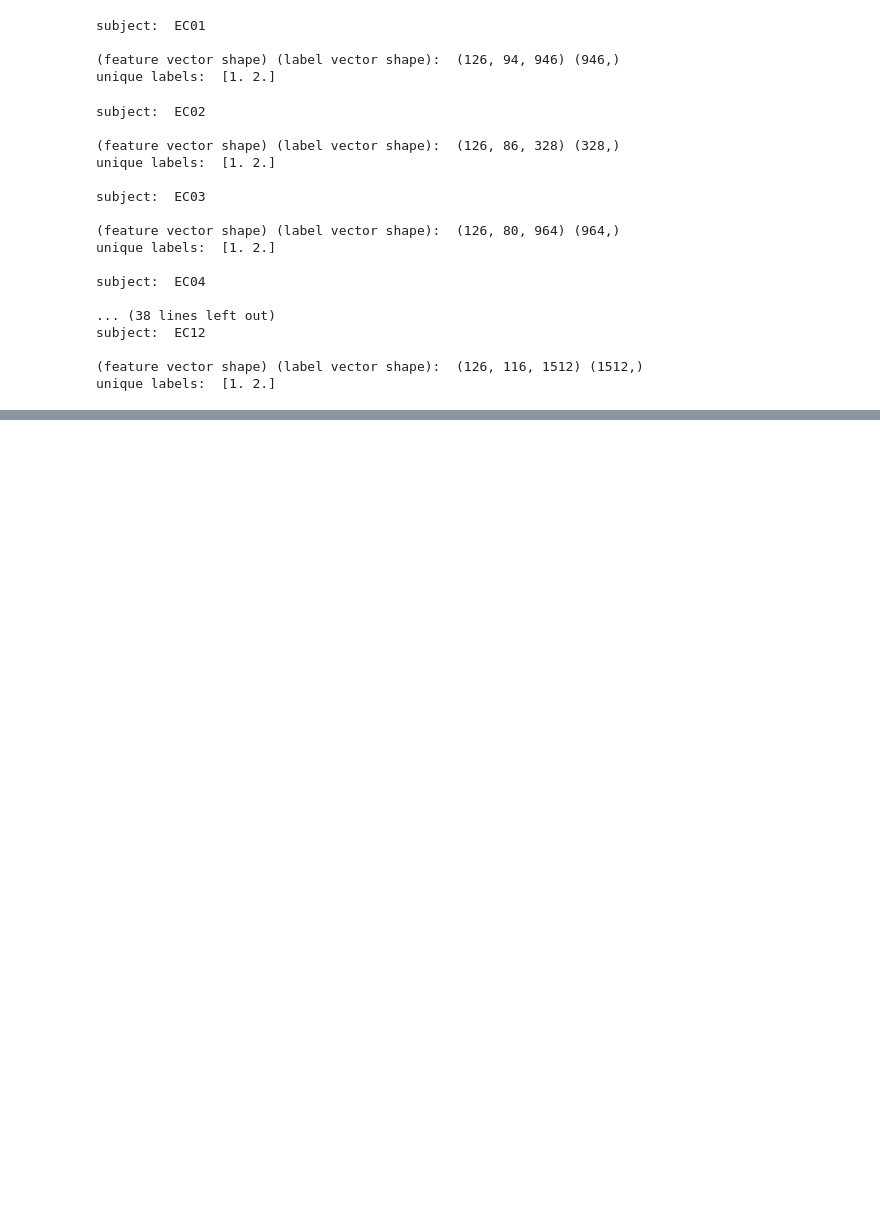
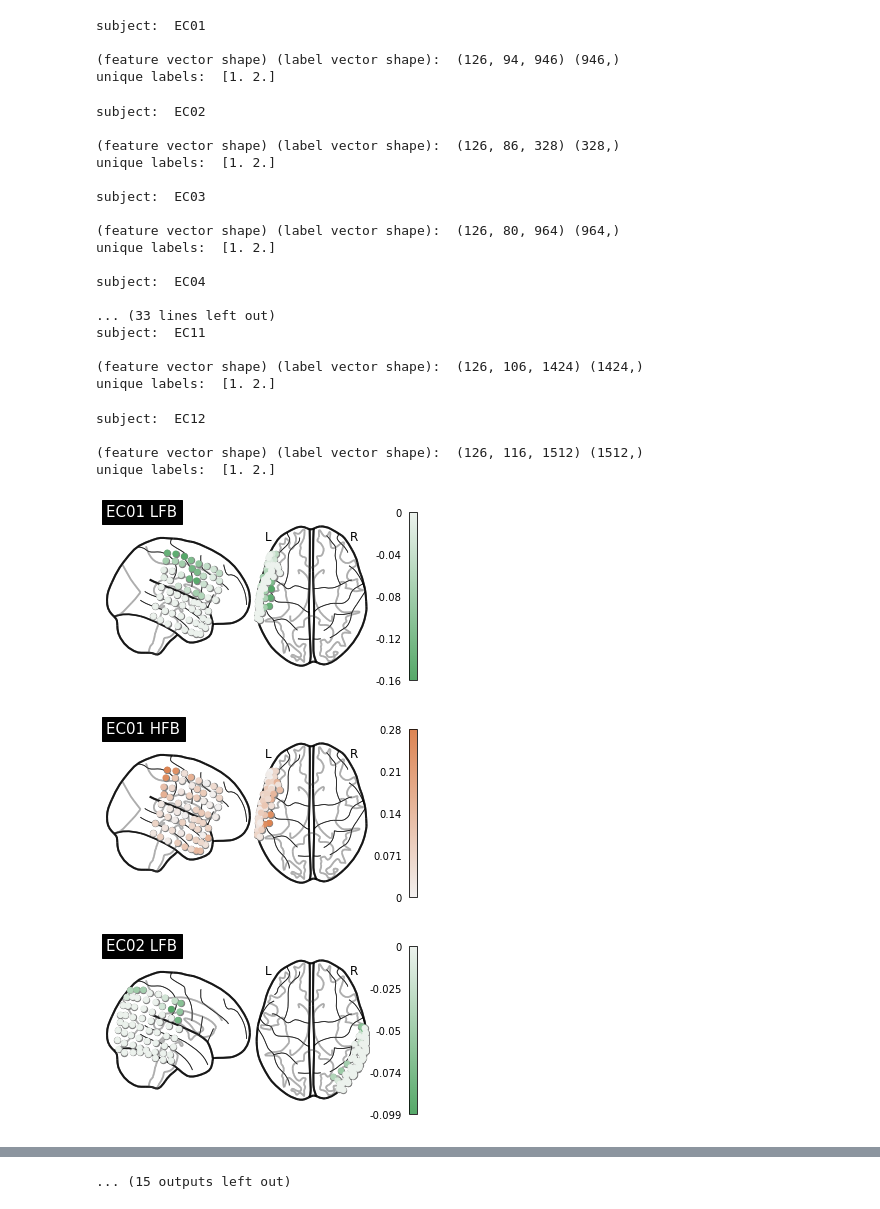
Before and after one commit to ungzs1/ecog_decoder, a Jupyter notebook: analysis/move_vs_rest/correlation_analysis.ipynb, the cells around one changed output, grey strips where cells are left out. Saved outputs shown, nothing was run; the diff lists cells and outputs as text; code cells hidden in the pictures; blank space fills up the shorter version.

Commit message:
analysis cross platform

```diff
--- a/analysis/move_vs_rest/correlation_analysis.ipynb
+++ b/analysis/move_vs_rest/correlation_analysis.ipynb
@@ -129,11 +129,13 @@ for i, name in enumerate(subjects):
         r_LFB = np.where(np.asarray(p_LFB)<0.05 , r_LFB, 0)
         r_HFB = np.where(np.asarray(p_HFB)<0.05 , r_HFB, 0)
 
-        np.save('r_LFB.npy', r_LFB)
-        np.save('r_HFB.npy', r_HFB)
+        if not os.path.exists('suppl_data'):
+            os.makedirs('suppl_data')
+        np.save(os.path.join('suppl_data', 'r_LFB.npy'), r_LFB)
+        np.save(os.path.join('suppl_data', 'r_HFB.npy'), r_HFB)
     else:
-        r_LFB = np.load('r_LFB.npy')
-        r_HFB = np.load('r_HFB.npy')
+        r_LFB = np.load(os.path.join('suppl_data', 'r_LFB.npy'))
+        r_HFB = np.load(os.path.join('suppl_data', 'r_HFB.npy'))
 
     # plot correlation
     '''fig = plt.figure(figsize=[20,4])
@@ -182,6 +184,11 @@ for i, name in enumerate(subjects):
                        figure=2*i,
                        )
 
+    savedir = os.path.join(base_path, '..', '..',
+                                             'analysis', 'move_vs_rest',
+                                             'figs', 'correlation',
+                                             'LFB_{}.png'.format(name))
+
     nl.plot_markers(#adjacency_matrix=np.eye(elec.shape[0]),
                     node_coords=elec,
                     node_values=weights_lfb[:64],
@@ -194,10 +201,7 @@ for i, name in enumerate(subjects):
                                                 input='rgb'),
                     #node_vmin= -1*w_bound,
                     node_vmax=0,
-                    output_file=os.path.join(base_path, '..', '..',
-                                             'analysis', 'move_vs_rest',
-                                             'figs', 'correlation',
-                                             'LFB_{}.png'.format(name)),
+                    #output_file=savedir,
                     title=name +' LFB',
                     figure=2*i)
                     #colorbar=True)
@@ -210,6 +214,12 @@ for i, name in enumerate(subjects):
                        node_color='grey',
                        figure=2*i+1,
                        )
+
+    savedir = os.path.join(base_path, '..', '..',
+                                         'analysis', 'move_vs_rest',
+                                         'figs', 'correlation',
+                                         'LFB_{}.png'.format(name))
+
     nl.plot_markers(#adjacency_matrix=np.eye(elec.shape[0]),
                     node_coords=elec,
                     node_values=weights_hfb[:64],
@@ -222,37 +232,41 @@ for i, name in enumerate(subjects):
                                                 input='rgb'),
                     figure=2*i+1,
                     node_vmin=0,
                     title=name +' HFB',
-                    output_file=os.path.join(base_path, '..', '..',
-                                             'analysis', 'move_vs_rest',
-                                             'figs', 'correlation',
-                                             'HFB_{}.png'.format(name))
+                    #output_file=savedir
                     #colorbar=True)
     )
 
     '''nl.plot_connectome(adjacency_matrix=np.eye(elec.shape[0]),
                        node_coords=elec,
                        node_color=weights[:64],
                        title=name + ' HFB')'''
 # %% [output]
 subject:  EC01
 
 (feature vector shape) (label vector shape):  (126, 94, 946) (946,)
 unique labels:  [1. 2.]
 subject:  EC02
 
 (feature vector shape) (label vector shape):  (126, 86, 328) (328,)
 unique labels:  [1. 2.]
 
 subject:  EC03
 
 (feature vector shape) (label vector shape):  (126, 80, 964) (964,)
 unique labels:  [1. 2.]
 
 subject:  EC04
 
-... (38 lines left out)
-subject:  EC12
+... (33 lines left out)
+subject:  EC11
 
-(feature vector shape) (label vector shape):  (126, 116, 1512) (1512,)
+(feature vector shape) (label vector shape):  (126, 106, 1424) (1424,)
 unique labels:  [1. 2.]
+subject:  EC12
+
+(feature vector shape) (label vector shape):  (126, 116, 1512) (1512,)
+unique labels:  [1. 2.]
+[figure, added]
+[figure, added]
+[figure, added]
@@ -258,0 +279 @@ unique labels:  [1. 2.]
+... (15 outputs left out)
```
Also changed, not shown: parts of 2 cells of this notebook, 2 other files.
